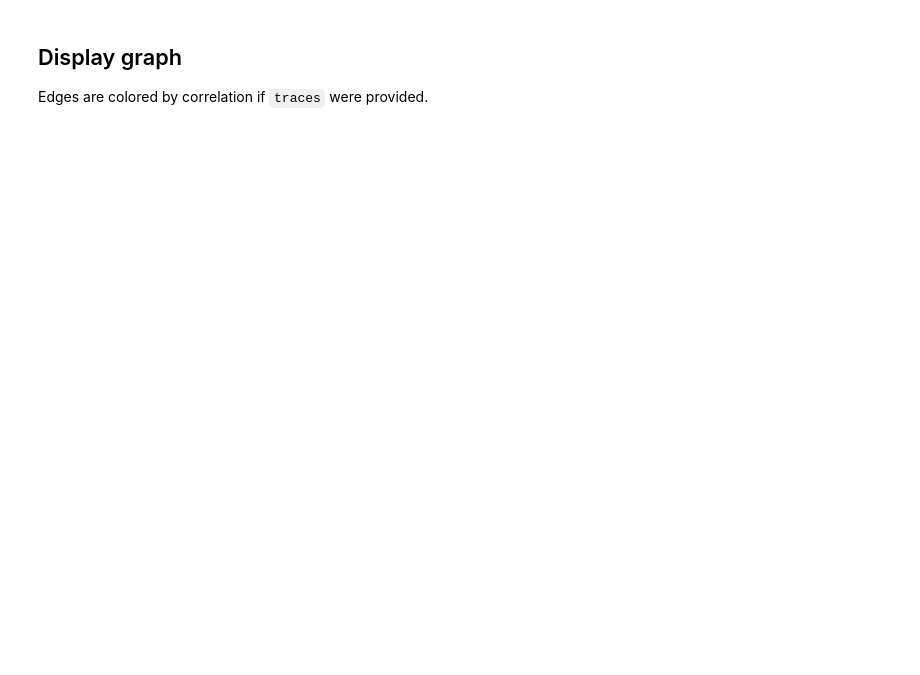
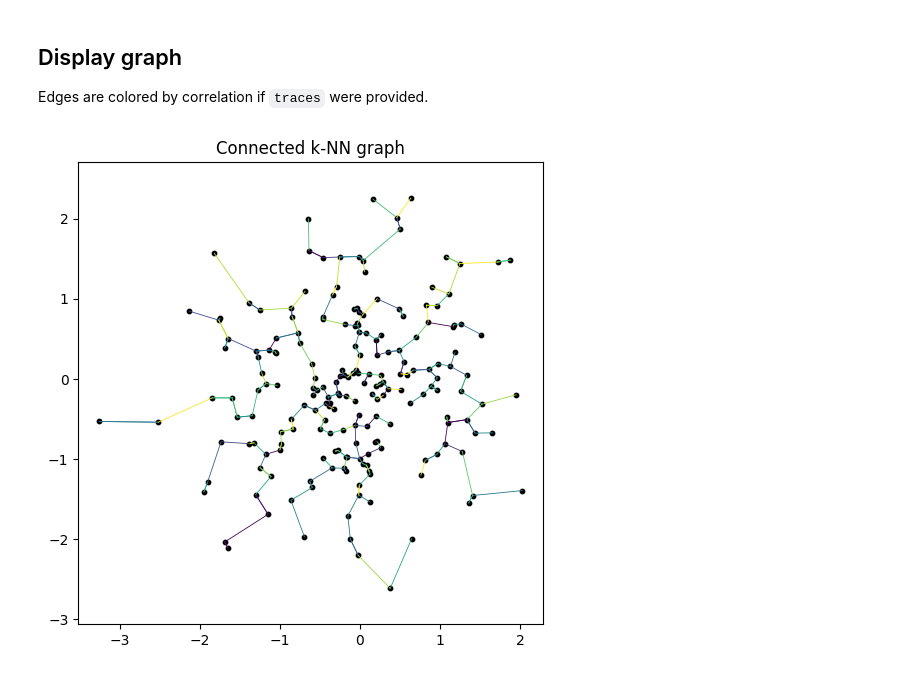
Before and after one commit to northwind122/Lavian_et_al_2025, a Jupyter notebook: notebooks/graph/Build connected graph.ipynb, the cells around one changed output. Saved outputs shown, nothing was run; the diff lists cells and outputs as text; code cells hidden in the pictures; blank space fills up the shorter version.

```diff
--- a/notebooks/graph/Build connected graph.ipynb
+++ b/notebooks/graph/Build connected graph.ipynb
@@ -38,27 +43,31 @@ Edges are colored by correlation if `traces` were provided.
 # %%
 plt.figure(figsize=(6, 6))
 
 if correlations is None:
-    edge_colors = "#999999"
+    for i, j in edges:
+        plt.plot(
+            [coords[i, 0], coords[j, 0]],
+            [coords[i, 1], coords[j, 1]],
+            color="#999999",
+            linewidth=0.5,
+        )
 else:
-    edge_colors = correlations
-
-for idx, (i, j) in enumerate(edges):
-    c = edge_colors if isinstance(edge_colors, str) else edge_colors[idx]
-    plt.plot(
-        [coords[i, 0], coords[j, 0]],
-        [coords[i, 1], coords[j, 1]],
-        color="#999999" if isinstance(c, str) else None,
-,
-
-
-,
-1
-1
-,
-    )
+    vmin = np.percentile(correlations, 5)
+    vmax = np.percentile(correlations, 95)
+    cmap = plt.cm.viridis
+    for idx, (i, j) in enumerate(edges):
+        c = correlations[idx]
+        color = cmap((c - vmin) / (vmax - vmin) if vmax > vmin else 0.5)
+        plt.plot(
+            [coords[i, 0], coords[j, 0]],
+            [coords[i, 1], coords[j, 1]],
+            color=color,
+            linewidth=0.6,
+        )
 
 plt.scatter(coords[:, 0], coords[:, 1], s=10, c="black")
 plt.axis("equal")
 plt.title("Connected k-NN graph")
 plt.show()
+# %% [output]
+[figure, added]
```
Also changed, not shown: parts of 2 cells of this notebook, 8 other files.
